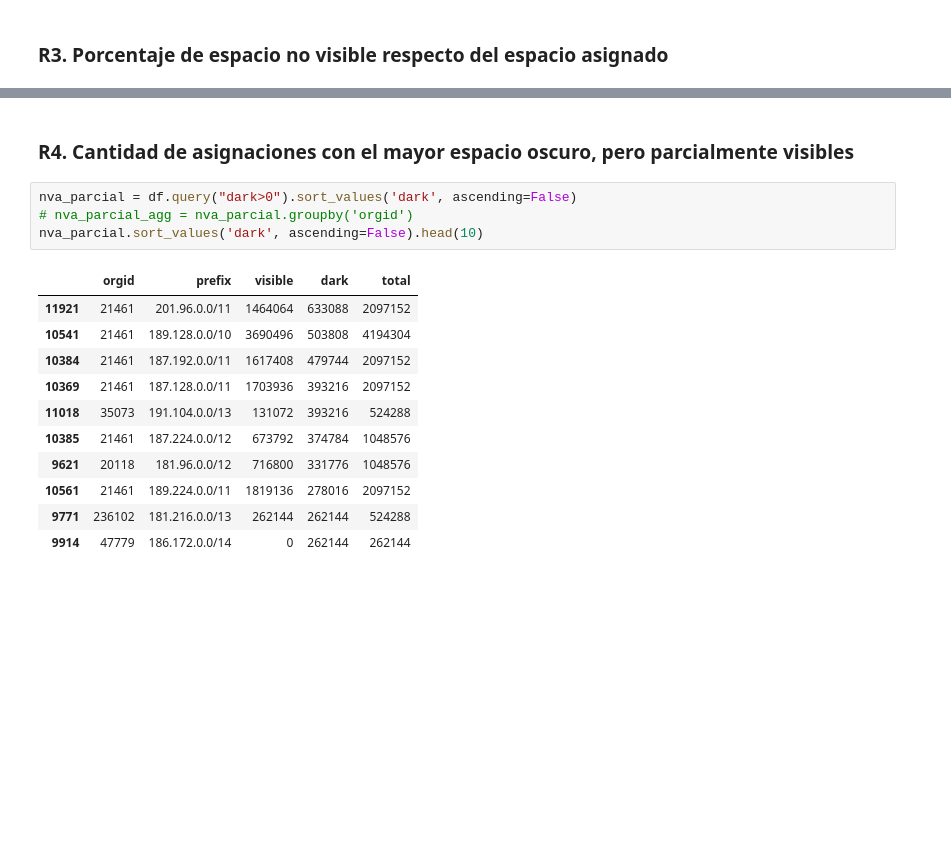
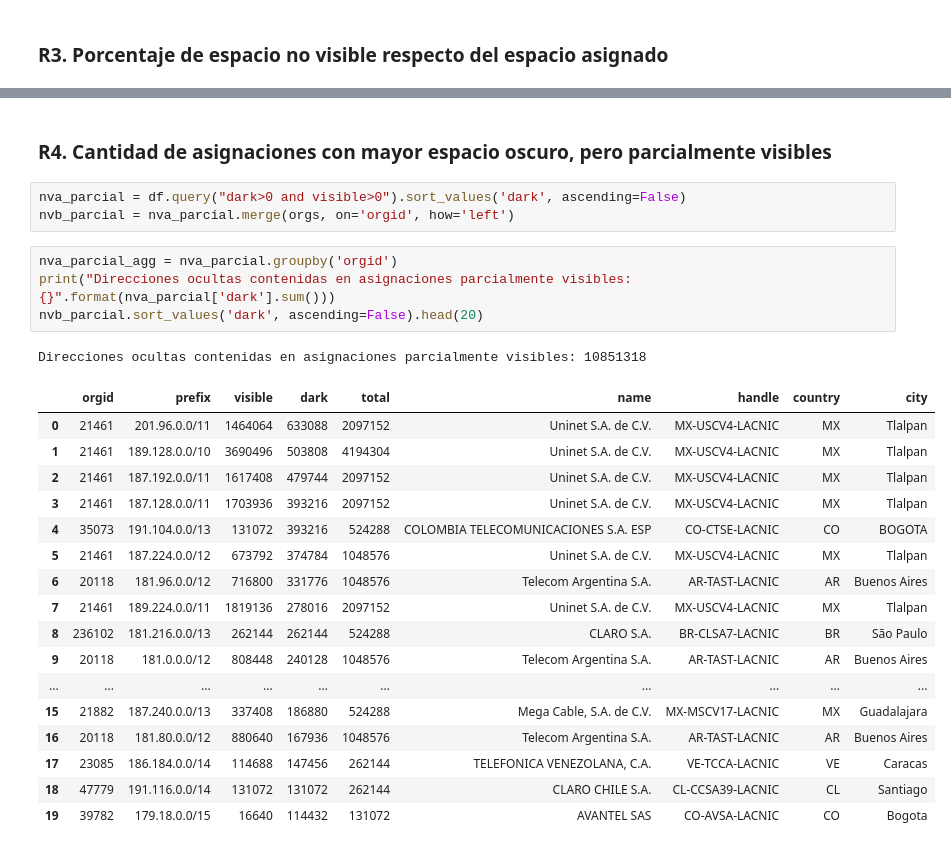
Before and after one commit to cm2c-internet-measurements/resources-not-visible, a Jupyter notebook: reports/espacio-ipv4-no-anunciado-v1.ipynb, the cells around one changed output, grey strips where cells are left out. Cells and saved outputs as stored; diff of their text form; blank space fills up the shorter version.

```diff
--- a/reports/espacio-ipv4-no-anunciado-v1.ipynb
+++ b/reports/espacio-ipv4-no-anunciado-v1.ipynb
@@ -116,19 +150,29 @@ print("El porcentaje de espacio asignado pero no visible: {0:.2f}%".format(dark_
 # %% [markdown]
-### R4. Cantidad de asignaciones con el mayor espacio oscuro, pero parcialmente visibles
+### R4. Cantidad de asignaciones con mayor espacio oscuro, pero parcialmente visibles
 # %%
-nva_parcial = df.query("dark>0").sort_values('dark', ascending=False)
-# nva_parcial_agg = nva_parcial.groupby('orgid')
-nva_parcial.sort_values('dark', ascending=False).head(10)
+nva_parcial = df.query("dark>0 and visible>0").sort_values('dark', ascending=False)
+nvb_parcial = nva_parcial.merge(orgs, on='orgid', how='left')
-# %% [output]
-|  | orgid | prefix | visible | dark | total |
-| 11921 | 21461 | 201.96.0.0/11 | 1464064 | 633088 | 2097152 |
-| 10541 | 21461 | 189.128.0.0/10 | 3690496 | 503808 | 4194304 |
-| 10384 | 21461 | 187.192.0.0/11 | 1617408 | 479744 | 2097152 |
-| 10369 | 21461 | 187.128.0.0/11 | 1703936 | 393216 | 2097152 |
-| 11018 | 35073 | 191.104.0.0/13 | 131072 | 393216 | 524288 |
-| 10385 | 21461 | 187.224.0.0/12 | 673792 | 374784 | 1048576 |
-| 9621 | 20118 | 181.96.0.0/12 | 716800 | 331776 | 1048576 |
-| 10561 | 21461 | 189.224.0.0/11 | 1819136 | 278016 | 2097152 |
-| 9771 | 236102 | 181.216.0.0/13 | 262144 | 262144 | 524288 |
-| 9914 | 47779 | 186.172.0.0/14 | 0 | 262144 | 262144 |
+# %%
+nva_parcial_agg = nva_parcial.groupby('orgid')
+print("Direcciones ocultas contenidas en asignaciones parcialmente visibles: {}".format(nva_parcial['dark'].sum()))
+nvb_parcial.sort_values('dark', ascending=False).head(20)
+# %% [output]
+Direcciones ocultas contenidas en asignaciones parcialmente visibles: 10851318
+|  | orgid | prefix | visible | dark | total | name | handle | country | city |
+| 0 | 21461 | 201.96.0.0/11 | 1464064 | 633088 | 2097152 | Uninet S.A. de C.V. | MX-USCV4-LACNIC | MX | Tlalpan |
+| 1 | 21461 | 189.128.0.0/10 | 3690496 | 503808 | 4194304 | Uninet S.A. de C.V. | MX-USCV4-LACNIC | MX | Tlalpan |
+| 2 | 21461 | 187.192.0.0/11 | 1617408 | 479744 | 2097152 | Uninet S.A. de C.V. | MX-USCV4-LACNIC | MX | Tlalpan |
+| 3 | 21461 | 187.128.0.0/11 | 1703936 | 393216 | 2097152 | Uninet S.A. de C.V. | MX-USCV4-LACNIC | MX | Tlalpan |
+| 4 | 35073 | 191.104.0.0/13 | 131072 | 393216 | 524288 | COLOMBIA TELECOMUNICACIONES S.A. ESP | CO-CTSE-LACNIC | CO | BOGOTA |
+| 5 | 21461 | 187.224.0.0/12 | 673792 | 374784 | 1048576 | Uninet S.A. de C.V. | MX-USCV4-LACNIC | MX | Tlalpan |
+| 6 | 20118 | 181.96.0.0/12 | 716800 | 331776 | 1048576 | Telecom Argentina S.A. | AR-TAST-LACNIC | AR | Buenos Aires |
+| 7 | 21461 | 189.224.0.0/11 | 1819136 | 278016 | 2097152 | Uninet S.A. de C.V. | MX-USCV4-LACNIC | MX | Tlalpan |
+| 8 | 236102 | 181.216.0.0/13 | 262144 | 262144 | 524288 | CLARO S.A. | BR-CLSA7-LACNIC | BR | São Paulo |
+| 9 | 20118 | 181.0.0.0/12 | 808448 | 240128 | 1048576 | Telecom Argentina S.A. | AR-TAST-LACNIC | AR | Buenos Aires |
+| ... | ... | ... | ... | ... | ... | ... | ... | ... | ... |
+| 15 | 21882 | 187.240.0.0/13 | 337408 | 186880 | 524288 | Mega Cable, S.A. de C.V. | MX-MSCV17-LACNIC | MX | Guadalajara |
+| 16 | 20118 | 181.80.0.0/12 | 880640 | 167936 | 1048576 | Telecom Argentina S.A. | AR-TAST-LACNIC | AR | Buenos Aires |
+| 17 | 23085 | 186.184.0.0/14 | 114688 | 147456 | 262144 | TELEFONICA VENEZOLANA, C.A. | VE-TCCA-LACNIC | VE | Caracas |
+| 18 | 47779 | 191.116.0.0/14 | 131072 | 131072 | 262144 | CLARO CHILE S.A. | CL-CCSA39-LACNIC | CL | Santiago |
+| 19 | 39782 | 179.18.0.0/15 | 16640 | 114432 | 131072 | AVANTEL SAS | CO-AVSA-LACNIC | CO | Bogota |
 # %%
```
Also changed, not shown: parts of 17 cells of this notebook, 10 other files.
